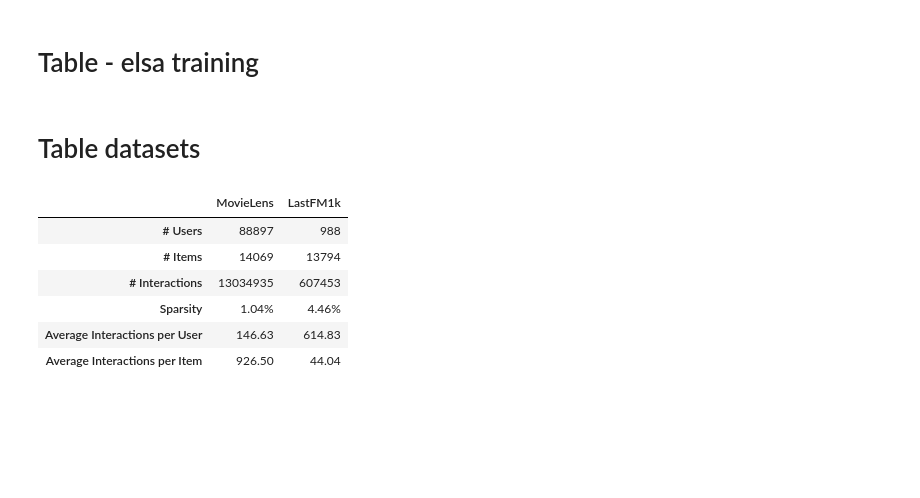
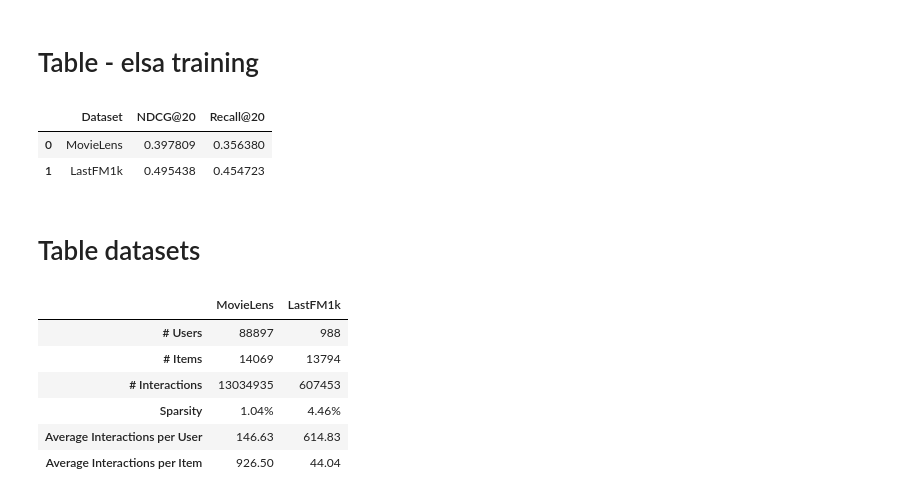
Before and after one commit to kostejnv/GRS-fairness, a Jupyter notebook: notebooks/09-other_experiments.ipynb, the cells around one changed output. Cells and saved outputs as stored; diff of their text form; code cells hidden in the pictures; blank space fills up the shorter version.

```diff
--- a/notebooks/00-best-models-selection.ipynb
+++ b/notebooks/09-other_experiments.ipynb
@@ -1,5 +1,3 @@
-# %% [markdown]
-# Table - elsa training
 # %%
 import mlflow
 import pandas as pd
@@ -31,3 +7,37 @@ df.to_latex(
+# %% [markdown]
+# Table - elsa training
+# %%
+
+run_ids = ['4a43996d7eec489183ad0d6b0c00d935',
+           '0c2c7c4b7cd5427db21b9c7022ffbc18']
+
+data = []
+runs = [mlflow.get_run(run_id) for run_id in run_ids]
+for run in runs:
+    params = run.data.params
+    metrics_data = run.data.metrics
+    values = {
+        'Dataset': params['dataset'],
+        'NDCG@20': metrics_data['NDCG20/test'],
+        'Recall@20': metrics_data['R20/test']
+    }
+    data.append(values)
+df = pd.DataFrame(data)
+df = df.sort_values(by='NDCG@20', ascending=True).reset_index(drop=True)
+df.to_latex(
+    'results.tex',
+    index=False,
+    float_format='%.3f',
+    escape=False,
+    label='tab:elsa:results',
+    caption='Training performance metrics of the ELSA model evaluated on both datasets.'
+)
+
+df
+# %% [output]
+|  | Dataset | NDCG@20 | Recall@20 |
+| 0 | MovieLens | 0.397809 | 0.356380 |
+| 1 | LastFM1k | 0.495438 | 0.454723 |
 # %% [markdown]
 # Table datasets
 # %%
```
Also changed, not shown: parts of 13 cells of this notebook, 14 other files.
